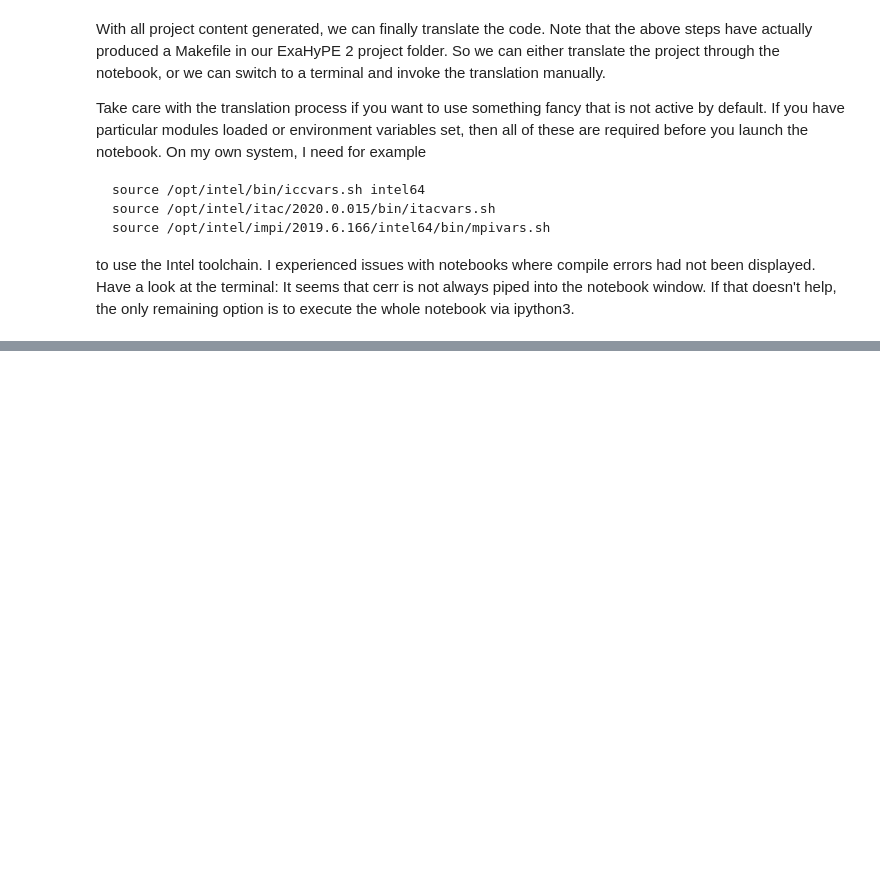
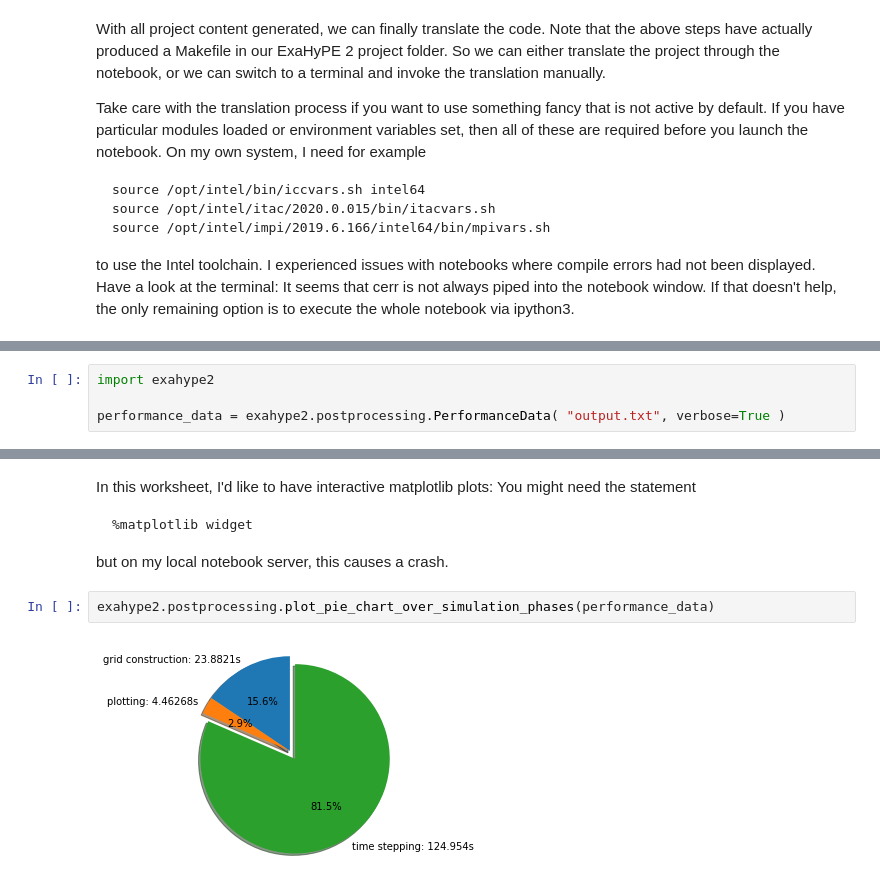
Before and after one commit to kittytastic/Peano-Fork, a Jupyter notebook: examples/exahype2/euler/euler-with-ExaHyPE.ipynb, the cells around one changed output, grey strips where cells are left out. Saved outputs shown, nothing was run; the diff lists cells and outputs as text; blank space fills up the shorter version.

Commit message:
First generation of notebook runs
Former-commit-id: a67e2704f9656d37d8b229dc9d89e4539168c3dd

```diff
--- a/examples/exahype2/euler/euler-with-ExaHyPE.ipynb
+++ b/examples/exahype2/euler/euler-with-ExaHyPE.ipynb
@@ -131,0 +117,4 @@ start to compile ...
+# %%
+import exahype2
+
+performance_data = exahype2.postprocessing.PerformanceData( "output.txt", verbose=True )
@@ -131,0 +142,12 @@ start to compile ...
+# %% [markdown]
+In this worksheet, I'd like to have interactive matplotlib plots: You might need the statement
+
+<pre>
+%matplotlib widget
+</pre>
+
+but on my local notebook server, this causes a crash.
+# %%
+exahype2.postprocessing.plot_pie_chart_over_simulation_phases(performance_data)
+# %% [output]
+[figure, added]
```
Also changed, not shown: parts of 9 cells of this notebook, 9 other files.
